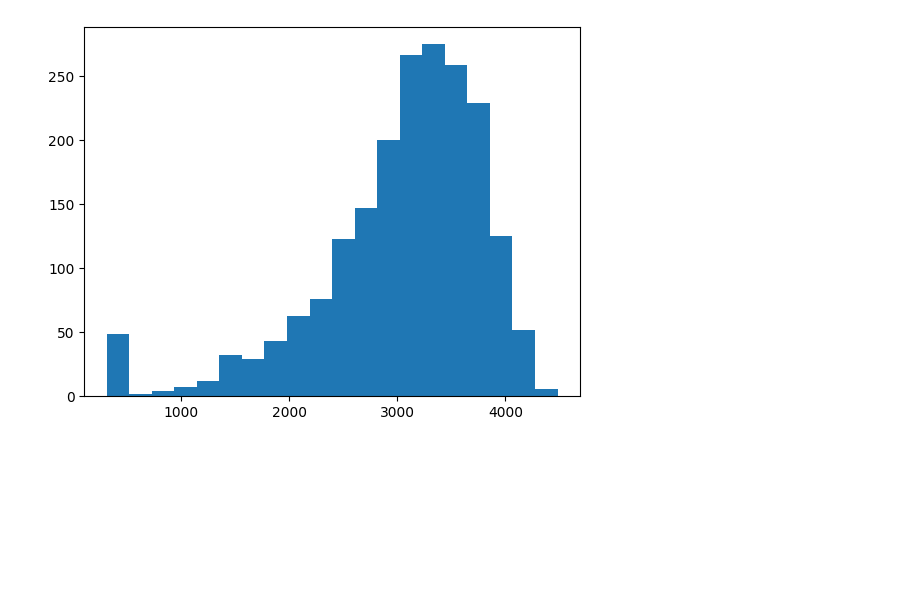
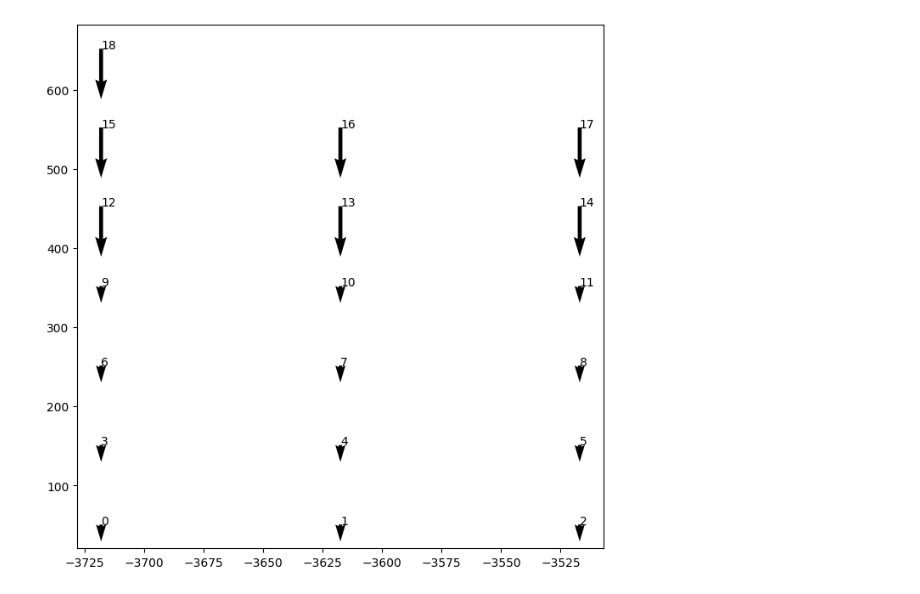
Before and after one commit to chyoo92/KNO_reconstruction, a Jupyter notebook: KNO_vertex/Untitled.ipynb, the cells around one changed output. Saved outputs shown, nothing was run; the diff lists cells and outputs as text; code cells hidden in the pictures; blank space fills up the shorter version.

```diff
--- a/KNO_vertex/Untitled.ipynb
+++ b/KNO_vertex/Untitled.ipynb
@@ -0,0 +381,4 @@
+# %%
+geo = wcsim.geo # Gets the geotree
+num_pmts = geo.GetWCNumPMT()
+print(num_pmts)
@@ -0,0 +420,5 @@
+# %%
+wcsim.get_event(0) # Note that this doesn't actually set the event. It just changes the internal state of wcsim
+trigger = wcsim.get_first_trigger() # We also use first trigger dunno why
+num_hits = trigger.GetNcherenkovdigihits()
+print(num_hits)
@@ -0,0 +438,10 @@
+# %%
+for i in range(num_hits):
+    hit = trigger.GetCherenkovDigiHits().At(i)
+
+    hit_q = hit.GetQ() # I think q is the energy
+    hit_t = hit.GetT() # I think t is the time of the hit
+    hit_pmt_id = hit.GetTubeId() - 1 # Need to correspond this to geo.GetPmt()
+                                        # GetTubeId() returns 1 based indexing
+
+    print(hit_pmt_id, hit_q, hit_t)
@@ -41,5 +472,0 @@ for files in range(1,2):
-# %%
-plt.hist(pmts_elec,bins=20)
-plt.show()
-# %% [output]
-[figure, removed]
@@ -45,0 +479,30 @@ plt.show()
+# %%
+x = []
+y = []
+z = []
+
+dx = []
+dy = []
+dz = []
+indicies = [] # Note this will be 1 off from PMT number
+for PMT_index in range(0, 0+19):
+    PMT = geo.GetPMT(PMT_index)
+
+    x.append(PMT.GetPosition(0))
+    y.append(PMT.GetPosition(1))
+    z.append(PMT.GetPosition(2))
+
+    dx.append(PMT.GetOrientation(0))
+    dy.append(PMT.GetOrientation(1))
+    dz.append(PMT.GetOrientation(2))
+
+    indicies.append(PMT_index)
+
+plt.figure(figsize=(8,8))
+ax = plt.gca()
+
+plt.quiver(z, y, dz, dy)
+for i, index in enumerate(indicies):
+     ax.annotate(index, (z[i], y[i]))
+# %% [output]
+[figure, added]
```
Also changed, not shown: parts of 20 cells of this notebook, 20 other files.
